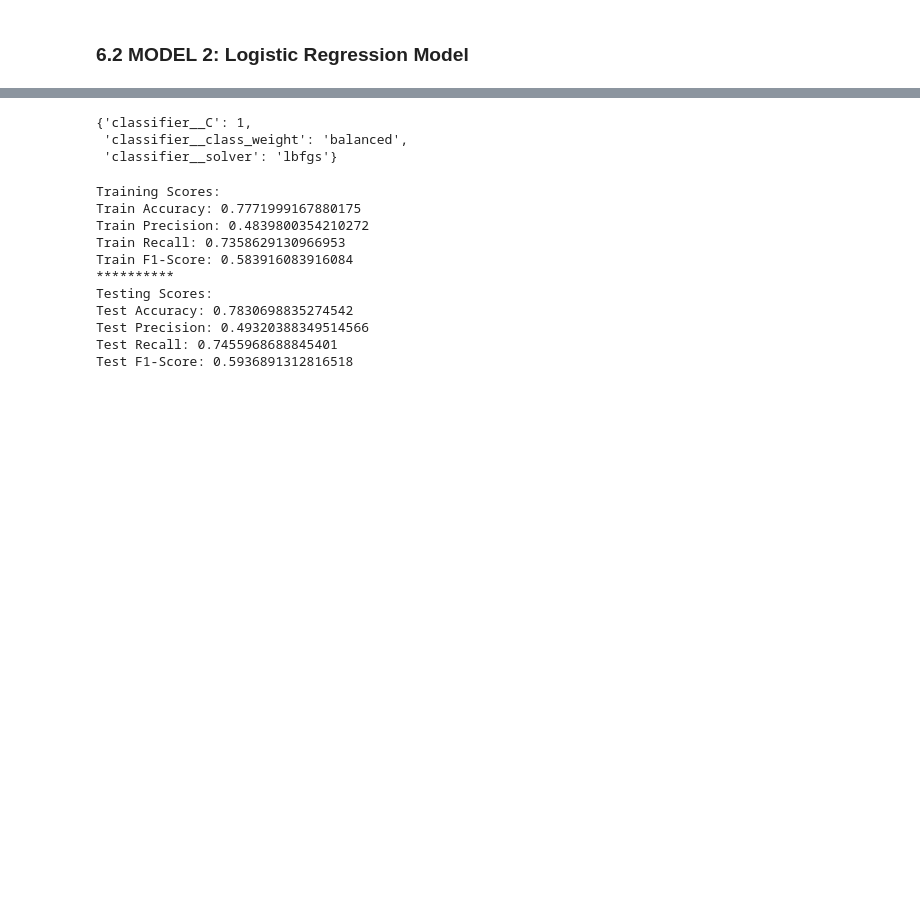
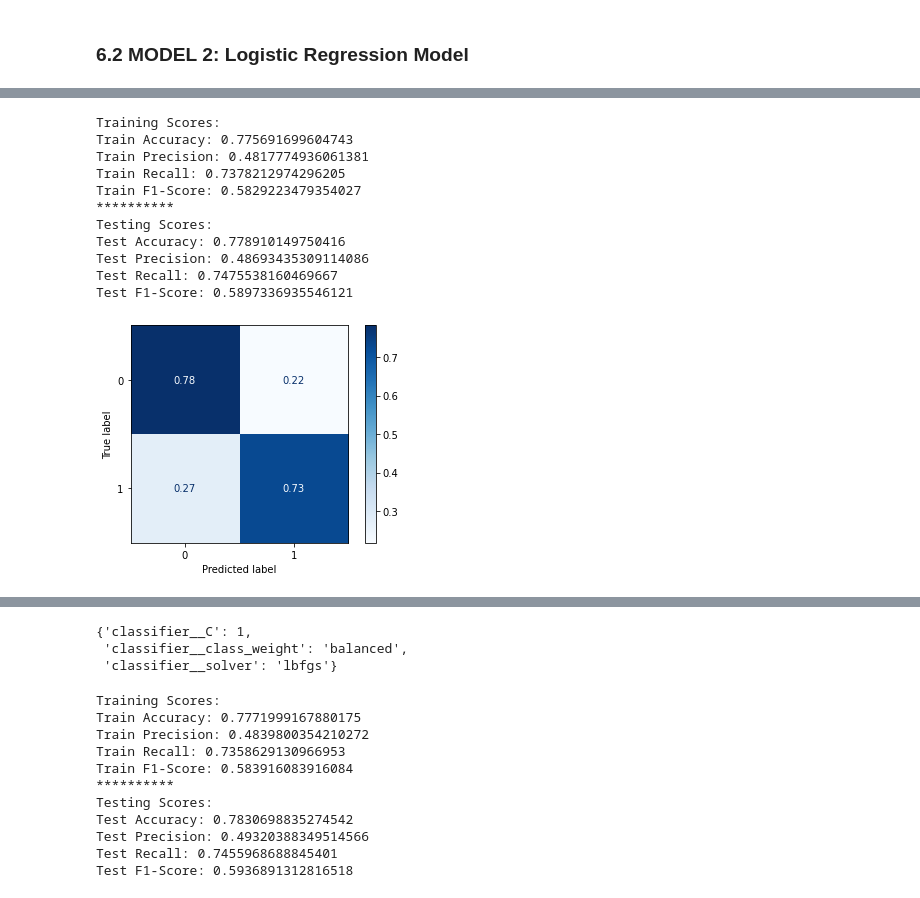
Before and after one commit to PETERNJUGU4/Njugu_Phase_3_Project, a Jupyter notebook: index.ipynb, the cells around one changed output, grey strips where cells are left out. Saved outputs shown, nothing was run; the diff lists cells and outputs as text; code cells hidden in the pictures; blank space fills up the shorter version.

```diff
--- a/index.ipynb
+++ b/index.ipynb
@@ -1763,0 +1876,16 @@ logreg = Pipeline(steps=[
+# %%
+# Evaluating the logistic regression for various metrics
+evaluate(logreg, X_tr, X_te, y_tr, y_te)
+# %% [output]
+Training Scores:
+Train Accuracy: 0.775691699604743
+Train Precision: 0.4817774936061381
+Train Recall: 0.7378212974296205
+Train F1-Score: 0.5829223479354027
+**********
+Testing Scores:
+Test Accuracy: 0.778910149750416
+Test Precision: 0.48693435309114086
+Test Recall: 0.7475538160469667
+Test F1-Score: 0.5897336935546121
+[figure, added]
```
Also changed, not shown: parts of 27 cells of this notebook.
